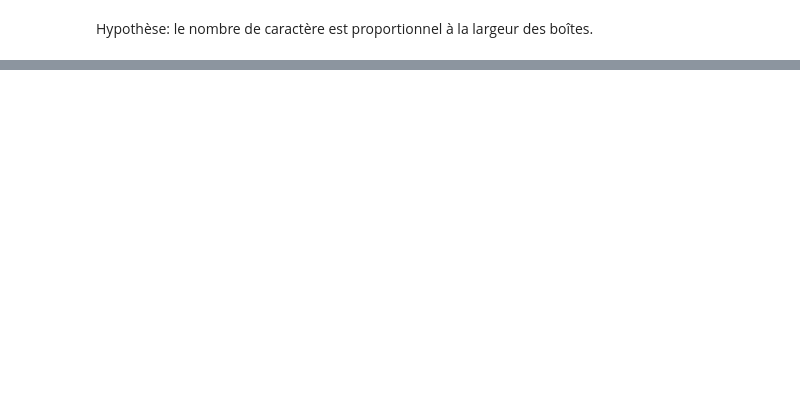
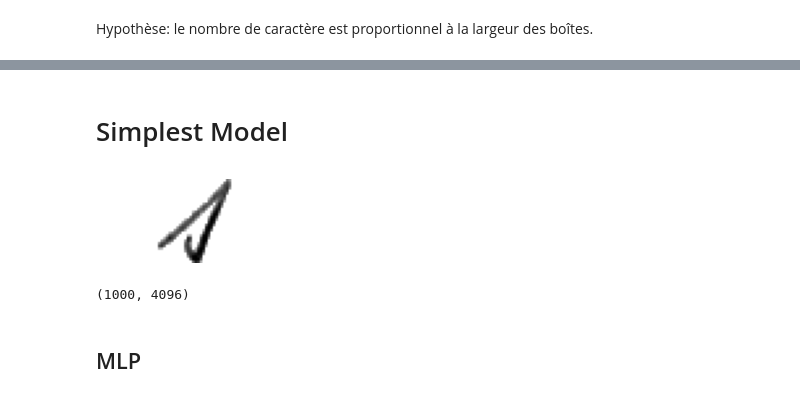
Before and after one commit to sfc-gh-zblackwood/OCRPyMan, a Jupyter notebook: notebooks/letter_detection.ipynb, the cells around one changed output, grey strips where cells are left out. Cells and saved outputs as stored; diff of their text form; code cells hidden in the pictures; blank space fills up the shorter version.

```diff
--- a/notebooks/letter_detection.ipynb
+++ b/notebooks/letter_detection.ipynb
@@ -176,0 +164,16 @@ Name: ratio_h_w, dtype: float64
+# %% [markdown]
+# Simplest Model
+# %%
+def basic_bw_tensor_img_show(tensor_img, ax = None):
+    if ax is None:
+        ax = plt
+    ax.axis('off')
+    ax.imshow(tensor_img.numpy(), cmap='gray');
+# %%
+import letter_detection_utils as ld_util
+
+img_size=(32, 128)
+test = ld_util.preprocess(df.iloc[0].word_img_path, img_size=img_size,  data_augmentation=True, is_threshold=True)
+basic_bw_tensor_img_show(test)
+# %% [output]
+[figure, added]
@@ -176,0 +193,4 @@ Name: ratio_h_w, dtype: float64
+# %%
+data.shape
+# %% [output]
+(1000, 4096)
@@ -176,0 +204,2 @@ Name: ratio_h_w, dtype: float64
+# %% [markdown]
+## MLP
```
Also changed, not shown: parts of 22 cells of this notebook, 5 other files.
